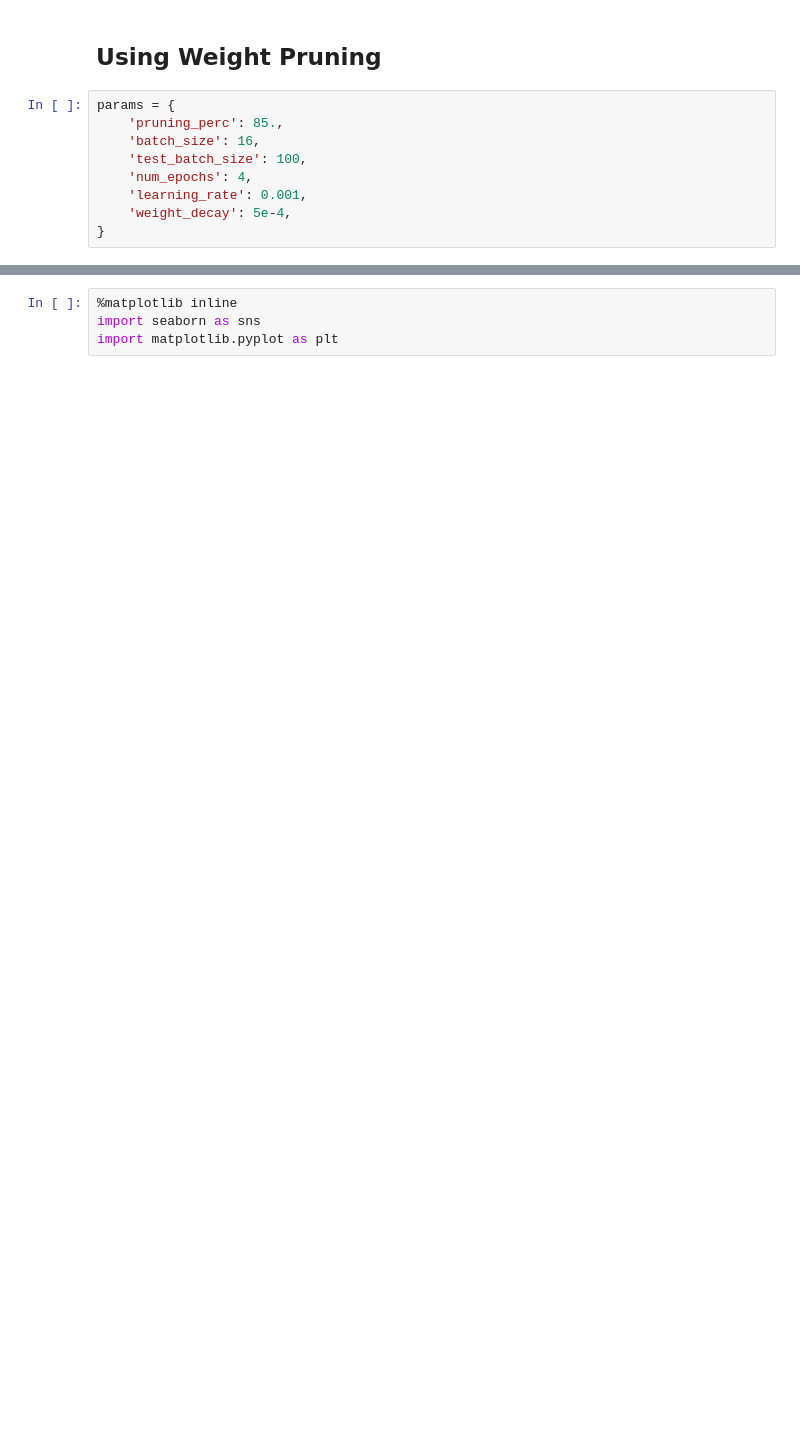
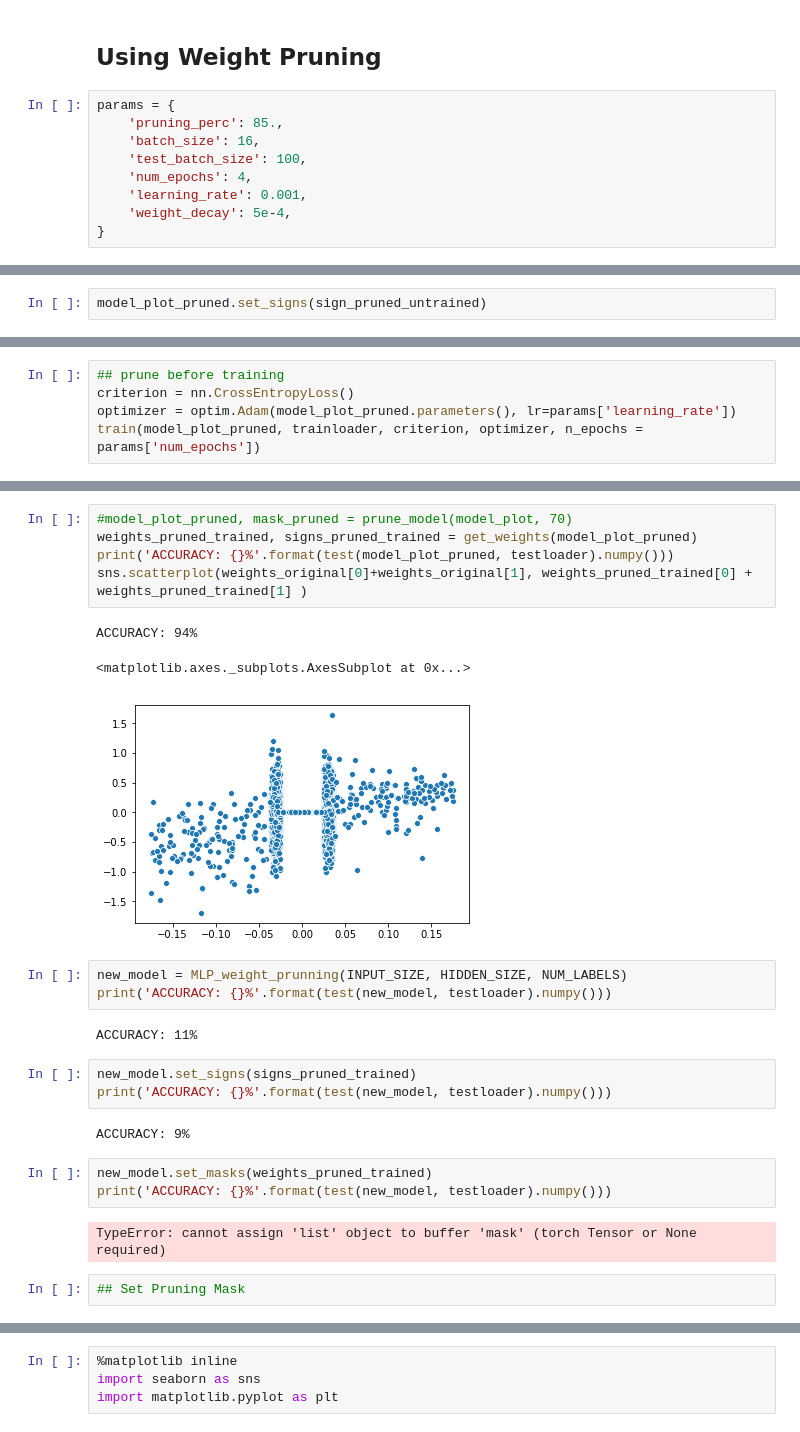
Before and after one commit to rsilveira79/paper_notes, a Jupyter notebook: other_topics/notebooks/lottery_trick_pytorch.ipynb, the cells around one changed output, grey strips where cells are left out. Cells and saved outputs as stored; diff of their text form; blank space fills up the shorter version.

```diff
--- a/other_topics/notebooks/lottery_trick_pytorch.ipynb
+++ b/other_topics/notebooks/lottery_trick_pytorch.ipynb
@@ -295,0 +458,2 @@ def prune_model(model, pruning_perc):
+# %%
+model_plot_pruned.set_signs(sign_pruned_untrained)
@@ -295,0 +470,5 @@ def prune_model(model, pruning_perc):
+# %%
+## prune before training
+criterion = nn.CrossEntropyLoss()
+optimizer = optim.Adam(model_plot_pruned.parameters(), lr=params['learning_rate'])
+train(model_plot_pruned, trainloader, criterion, optimizer, n_epochs = params['num_epochs'])
@@ -295,0 +484,26 @@ def prune_model(model, pruning_perc):
+# %%
+#model_plot_pruned, mask_pruned = prune_model(model_plot, 70)
+weights_pruned_trained, signs_pruned_trained = get_weights(model_plot_pruned)
+print('ACCURACY: {}%'.format(test(model_plot_pruned, testloader).numpy()))
+sns.scatterplot(weights_original[0]+weights_original[1], weights_pruned_trained[0] + weights_pruned_trained[1] )
+# %% [output]
+ACCURACY: 94%
+<matplotlib.axes._subplots.AxesSubplot at 0x...>
+[figure, added]
+# %%
+new_model = MLP_weight_prunning(INPUT_SIZE, HIDDEN_SIZE, NUM_LABELS)
+print('ACCURACY: {}%'.format(test(new_model, testloader).numpy()))
+# %% [output]
+ACCURACY: 11%
+# %%
+new_model.set_signs(signs_pruned_trained)
+print('ACCURACY: {}%'.format(test(new_model, testloader).numpy()))
+# %% [output]
+ACCURACY: 9%
+# %%
+new_model.set_masks(weights_pruned_trained)
+print('ACCURACY: {}%'.format(test(new_model, testloader).numpy()))
+# %% [output]
+TypeError: cannot assign 'list' object to buffer 'mask' (torch Tensor or None required)
+# %%
+## Set Pruning Mask
```
Also changed, not shown: parts of 44 cells of this notebook.
